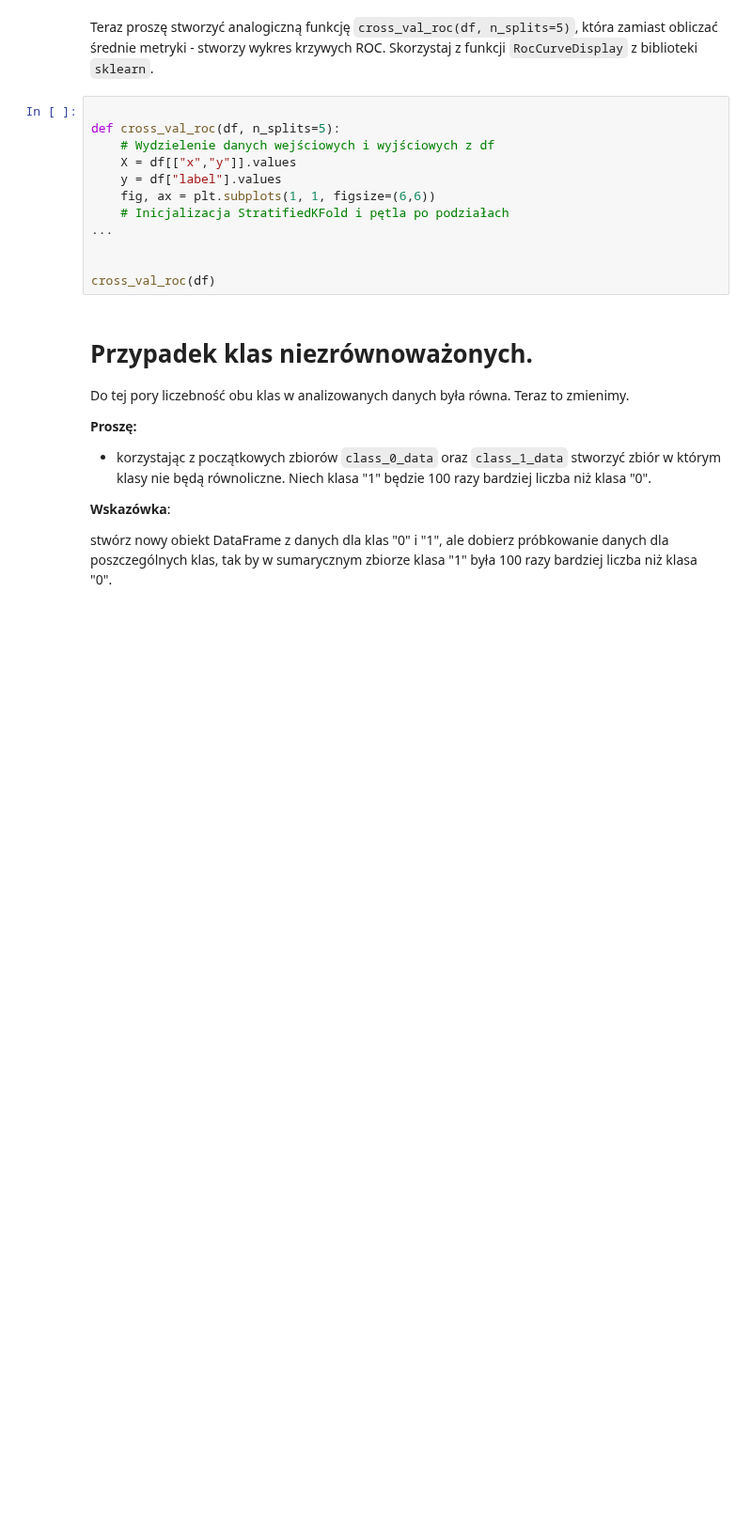
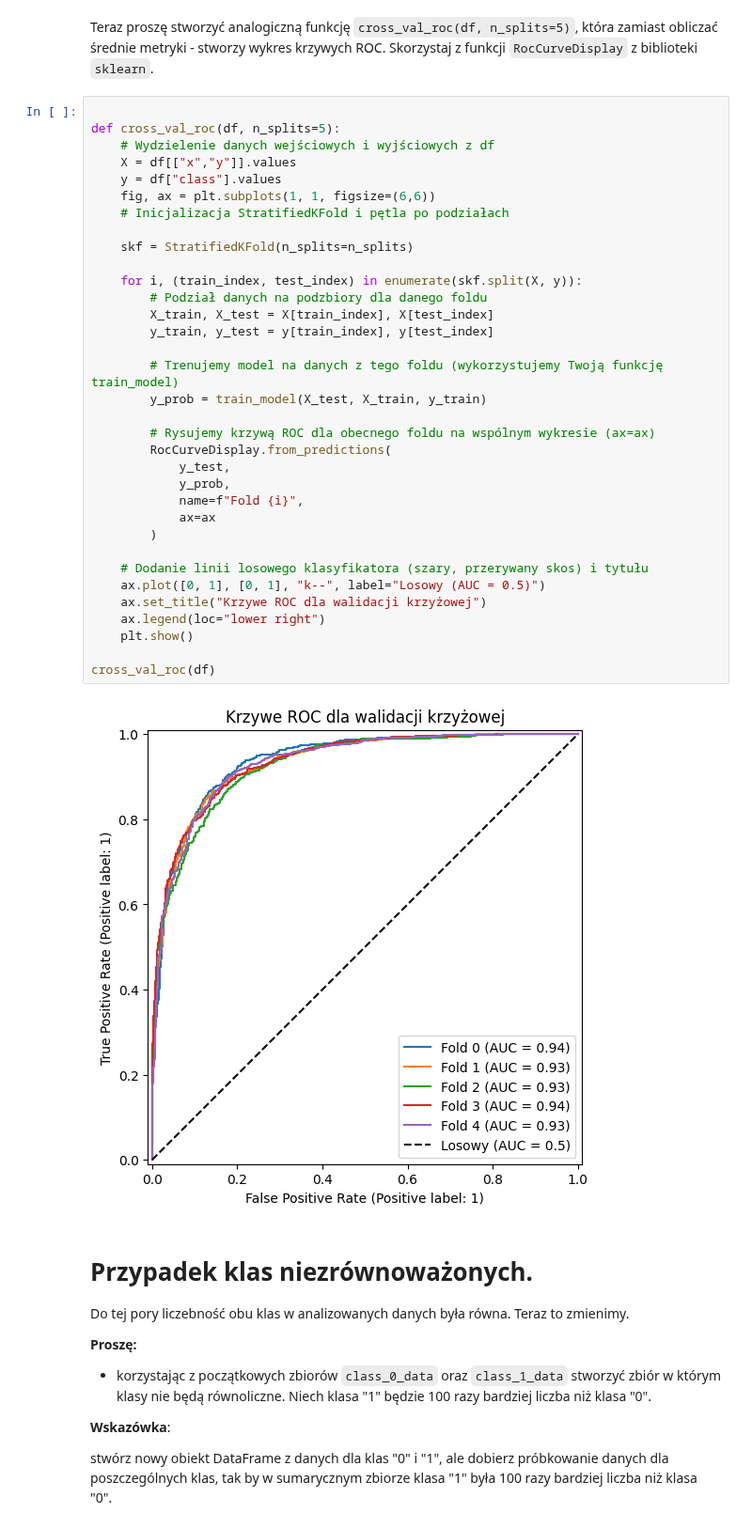
Before and after one commit to js-DigitalSurfer/ML, a Jupyter notebook: 04_Miary_jakosci.ipynb, the cells around one changed output. Shown at 94% size. Cells and saved outputs as stored; diff of their text form; blank space fills up the shorter version.

````diff
--- a/04_Miary_jakosci.ipynb
+++ b/04_Miary_jakosci.ipynb
@@ -402,17 +482,41 @@
 # %% [markdown]
 Teraz proszę stworzyć analogiczną funkcję ```cross_val_roc(df, n_splits=5)```, która zamiast obliczać średnie metryki - stworzy wykres krzywych ROC. Skorzystaj z funkcji ```RocCurveDisplay``` z biblioteki ```sklearn```.
-# %%
-
-def cross_val_roc(df, n_splits=5):
-    # Wydzielenie danych wejściowych i wyjściowych z df
-    X = df[["x","y"]].values
-    y = df["label"].values
-    fig, ax = plt.subplots(1, 1, figsize=(6,6))
-    # Inicjalizacja StratifiedKFold i pętla po podziałach
-...
-
-
-cross_val_roc(df)
+# %%
+
+def cross_val_roc(df, n_splits=5):
+    # Wydzielenie danych wejściowych i wyjściowych z df
+    X = df[["x","y"]].values
+    y = df["class"].values
+    fig, ax = plt.subplots(1, 1, figsize=(6,6))
+    # Inicjalizacja StratifiedKFold i pętla po podziałach
+
+    skf = StratifiedKFold(n_splits=n_splits)
+
+    for i, (train_index, test_index) in enumerate(skf.split(X, y)):
+        # Podział danych na podzbiory dla danego foldu
+        X_train, X_test = X[train_index], X[test_index]
+        y_train, y_test = y[train_index], y[test_index]
+
+        # Trenujemy model na danych z tego foldu (wykorzystujemy Twoją funkcję train_model)
+        y_prob = train_model(X_test, X_train, y_train)
+
+        # Rysujemy krzywą ROC dla obecnego foldu na wspólnym wykresie (ax=ax)
+        RocCurveDisplay.from_predictions(
+            y_test,
+            y_prob,
+            name=f"Fold {i}",
+            ax=ax
+        )
+
+    # Dodanie linii losowego klasyfikatora (szary, przerywany skos) i tytułu
+    ax.plot([0, 1], [0, 1], "k--", label="Losowy (AUC = 0.5)")
+    ax.set_title("Krzywe ROC dla walidacji krzyżowej")
+    ax.legend(loc="lower right")
+    plt.show()
+
+cross_val_roc(df)
+# %% [output]
+[figure, added]
 # %% [markdown]
 # Przypadek klas niezrównoważonych.
 
````
Also changed, not shown: parts of 5 cells of this notebook.
